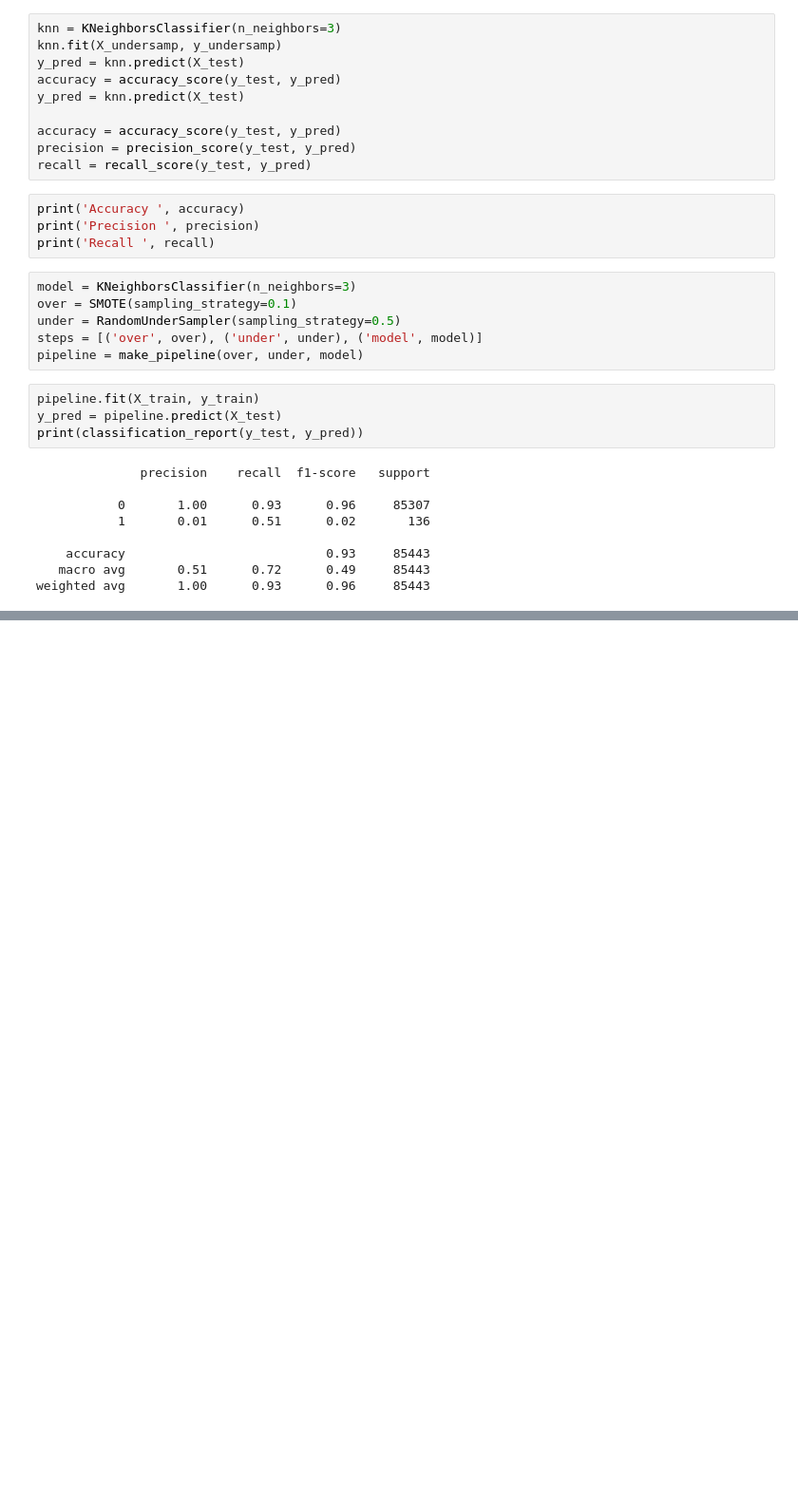
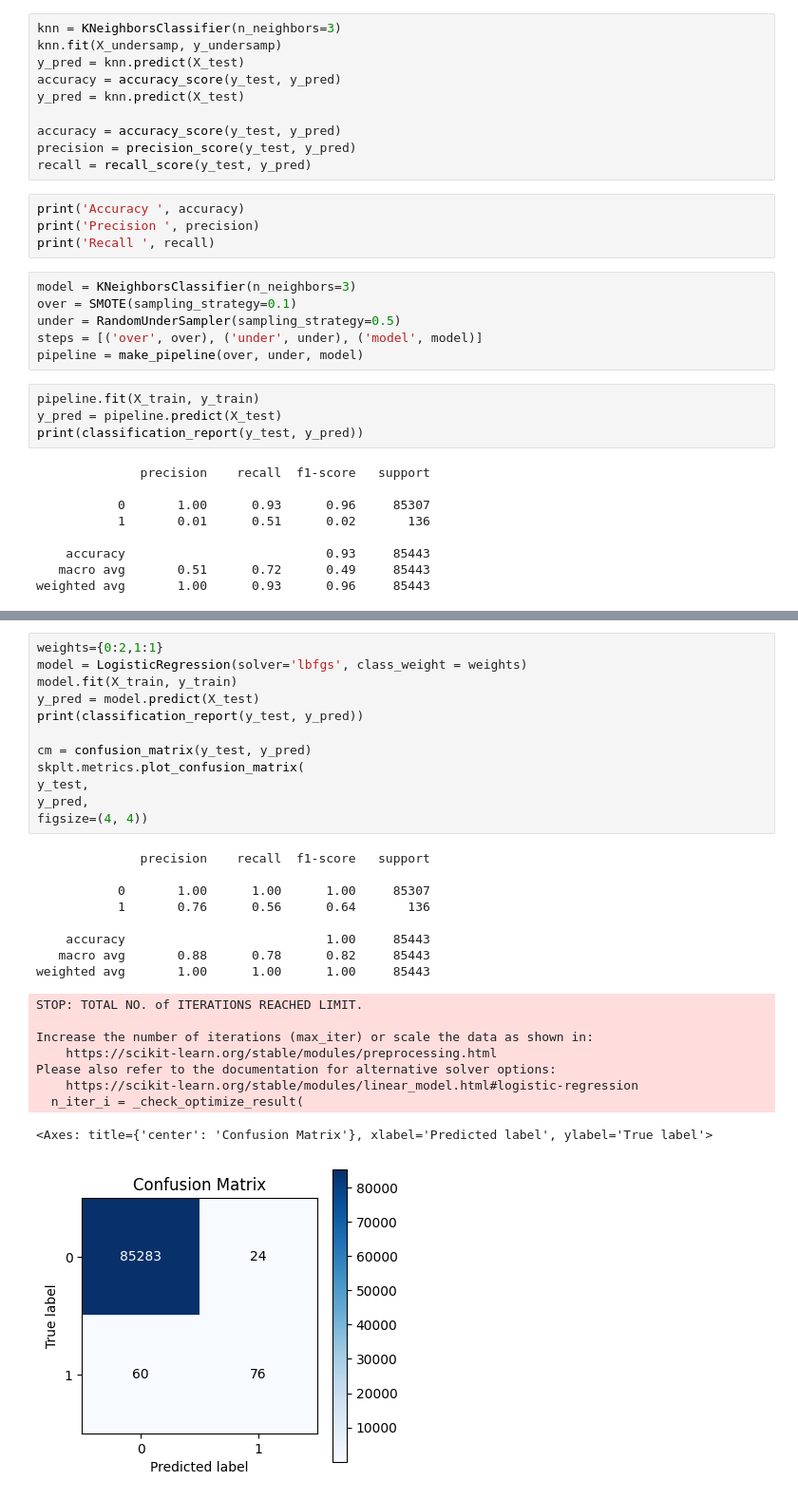
Before and after one commit to dorotaoni/uczenie_maszynowe, a Jupyter notebook: zaj1.ipynb, the cells around one changed output, grey strips where cells are left out. Shown at 95% size. Saved outputs shown, nothing was run; the diff lists cells and outputs as text; blank space fills up the shorter version.

```diff
--- a/zaj1.ipynb
+++ b/zaj1.ipynb
@@ -114,0 +159,30 @@ weighted avg       1.00      0.93      0.96     85443
+# %%
+weights={0:2,1:1}
+model = LogisticRegression(solver='lbfgs', class_weight = weights)
+model.fit(X_train, y_train)
+y_pred = model.predict(X_test)
+print(classification_report(y_test, y_pred))
+
+cm = confusion_matrix(y_test, y_pred)
+skplt.metrics.plot_confusion_matrix(
+y_test,
+y_pred,
+figsize=(4, 4))
+# %% [output]
+              precision    recall  f1-score   support
+
+           0       1.00      1.00      1.00     85307
+           1       0.76      0.56      0.64       136
+
+    accuracy                           1.00     85443
+   macro avg       0.88      0.78      0.82     85443
+weighted avg       1.00      1.00      1.00     85443
+STOP: TOTAL NO. of ITERATIONS REACHED LIMIT.
+
+Increase the number of iterations (max_iter) or scale the data as shown in:
+    https://scikit-learn.org/stable/modules/preprocessing.html
+Please also refer to the documentation for alternative solver options:
+    https://scikit-learn.org/stable/modules/linear_model.html#logistic-regression
+  n_iter_i = _check_optimize_result(
+<Axes: title={'center': 'Confusion Matrix'}, xlabel='Predicted label', ylabel='True label'>
+[figure, added]
```
Also changed, not shown: parts of 5 cells of this notebook.
